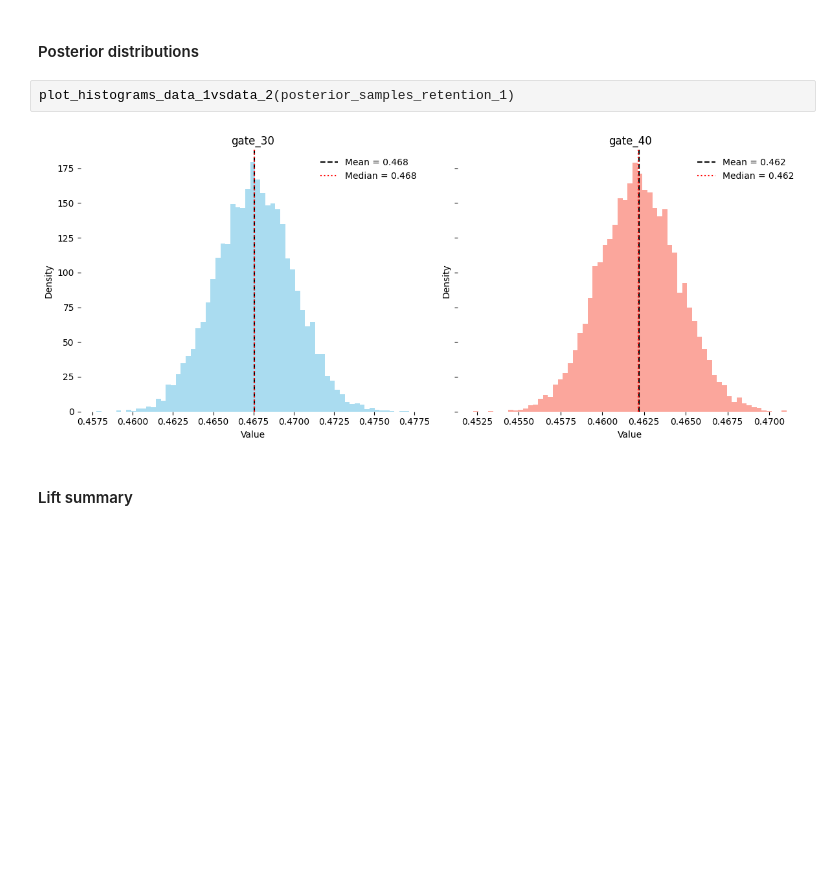
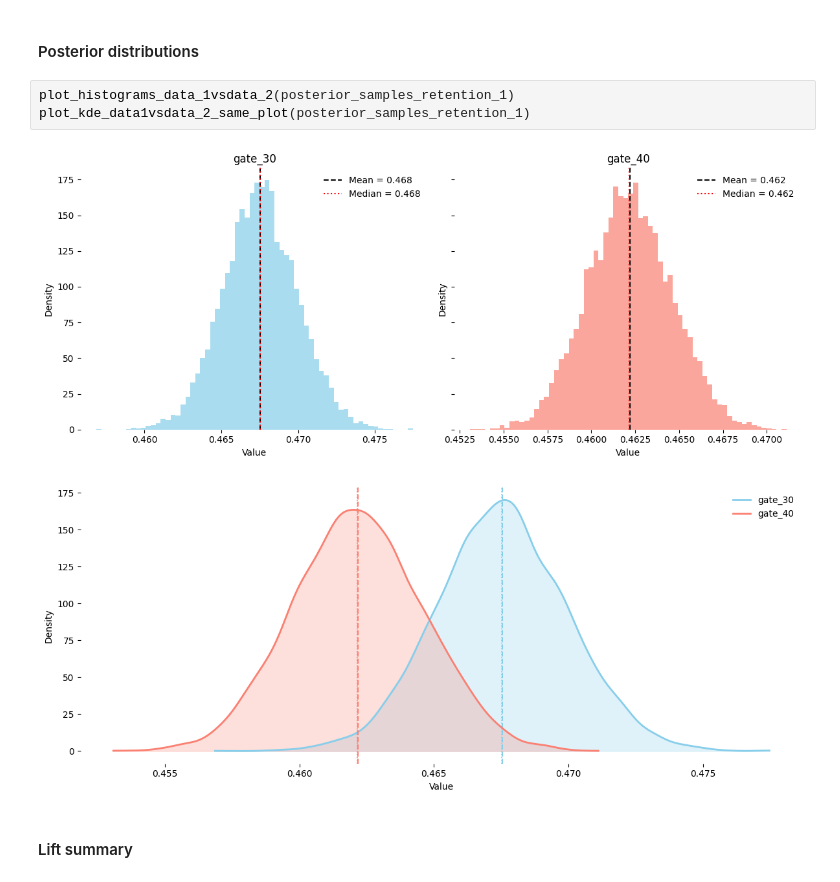
Before and after one commit to thiagogsdsa/ab_testing_game, a Jupyter notebook: notebooks/1.0.tgs.cookies_cats_ab_test.ipynb, the cells around one changed output. Saved outputs shown, nothing was run; the diff lists cells and outputs as text; blank space fills up the shorter version.

```diff
--- a/notebooks/1.0.tgs.cookies_cats_ab_test.ipynb
+++ b/notebooks/1.0.tgs.cookies_cats_ab_test.ipynb
@@ -597,8 +600,10 @@ pd.DataFrame(posterior_summary_retention_1)
 #### Posterior distributions
 # %%
 plot_histograms_data_1vsdata_2(posterior_samples_retention_1)
+plot_kde_data1vsdata_2_same_plot(posterior_samples_retention_1)
 # %% [output]
-[figure, old version]
+[figure, new version]
+[figure, added]
 # %% [markdown]
 #### Lift summary
 # %%
```
Also changed, not shown: parts of 29 cells of this notebook, 3 other files.
